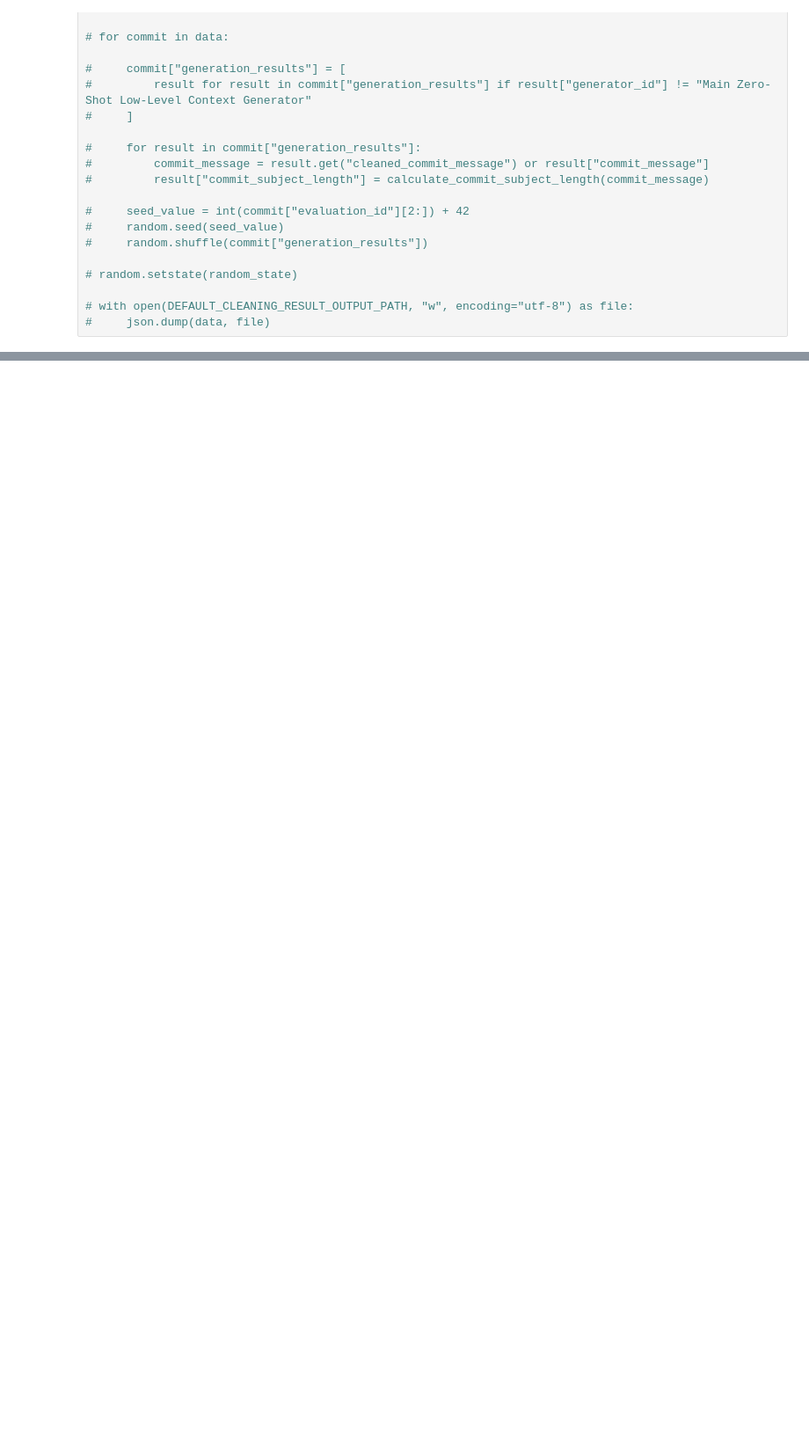
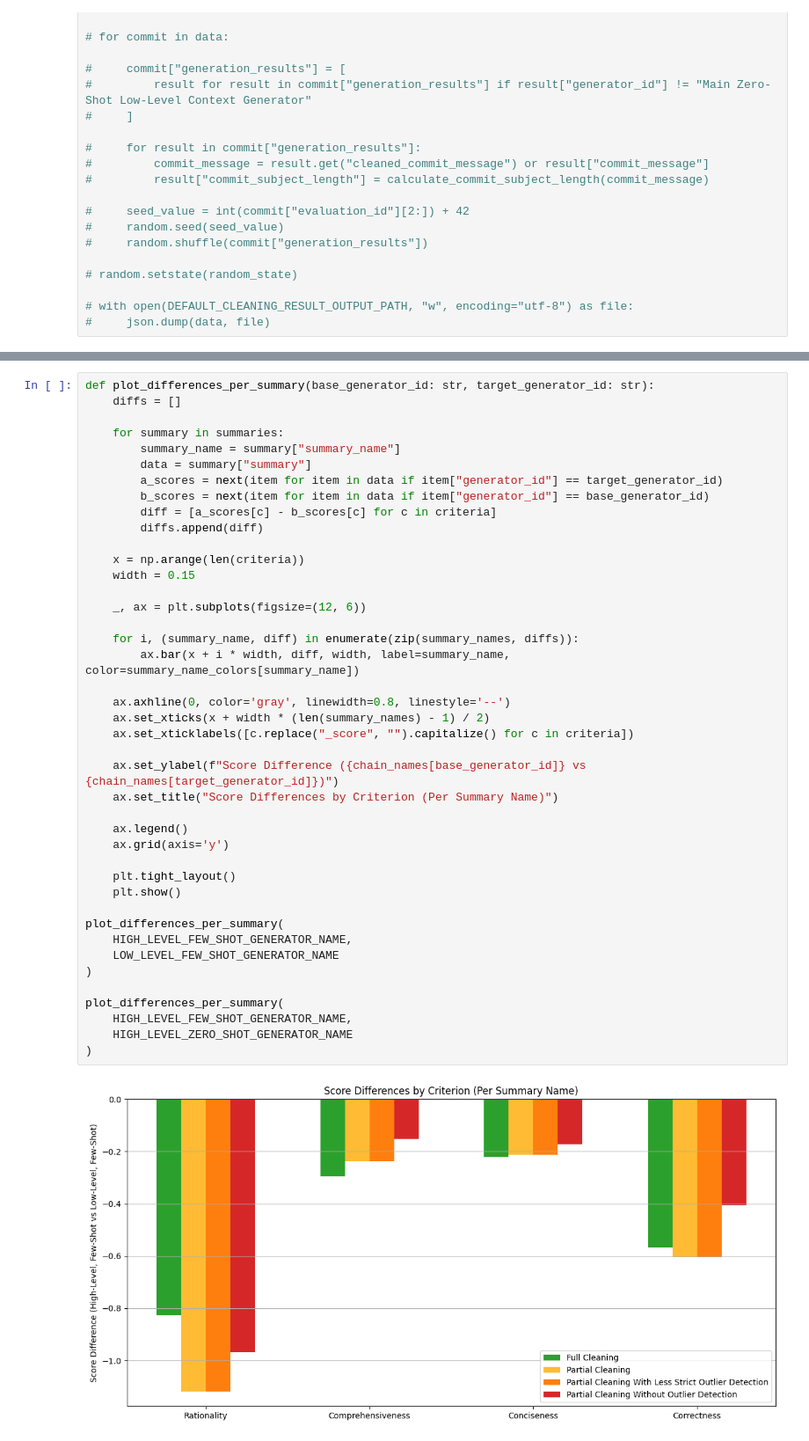
Before and after one commit to Enliven26/IF4092-Tugas-Akhir, a Jupyter notebook: src/scripts.ipynb, the cells around one changed output, grey strips where cells are left out. Shown at 88% size. Cells and saved outputs as stored; diff of their text form; blank space fills up the shorter version.

```diff
--- a/src/scripts.ipynb
+++ b/src/scripts.ipynb
@@ -206,0 +367,44 @@ Correctness score count: 214
+# %%
+def plot_differences_per_summary(base_generator_id: str, target_generator_id: str):
+    diffs = []
+
+    for summary in summaries:
+        summary_name = summary["summary_name"]
+        data = summary["summary"]
+        a_scores = next(item for item in data if item["generator_id"] == target_generator_id)
+        b_scores = next(item for item in data if item["generator_id"] == base_generator_id)
+        diff = [a_scores[c] - b_scores[c] for c in criteria]
+        diffs.append(diff)
+
+    x = np.arange(len(criteria))
+    width = 0.15
+
+    _, ax = plt.subplots(figsize=(12, 6))
+
+    for i, (summary_name, diff) in enumerate(zip(summary_names, diffs)):
+        ax.bar(x + i * width, diff, width, label=summary_name, color=summary_name_colors[summary_name])
+
+    ax.axhline(0, color='gray', linewidth=0.8, linestyle='--')
+    ax.set_xticks(x + width * (len(summary_names) - 1) / 2)
+    ax.set_xticklabels([c.replace("_score", "").capitalize() for c in criteria])
+
+    ax.set_ylabel(f"Score Difference ({chain_names[base_generator_id]} vs {chain_names[target_generator_id]})")
+    ax.set_title("Score Differences by Criterion (Per Summary Name)")
+
+    ax.legend()
+    ax.grid(axis='y')
+
+    plt.tight_layout()
+    plt.show()
+
+plot_differences_per_summary(
+    HIGH_LEVEL_FEW_SHOT_GENERATOR_NAME,
+    LOW_LEVEL_FEW_SHOT_GENERATOR_NAME
+)
+
+plot_differences_per_summary(
+    HIGH_LEVEL_FEW_SHOT_GENERATOR_NAME,
+    HIGH_LEVEL_ZERO_SHOT_GENERATOR_NAME
+)
+# %% [output]
+[figure, added]
```
Also changed, not shown: parts of 9 cells of this notebook, 6 other files.
